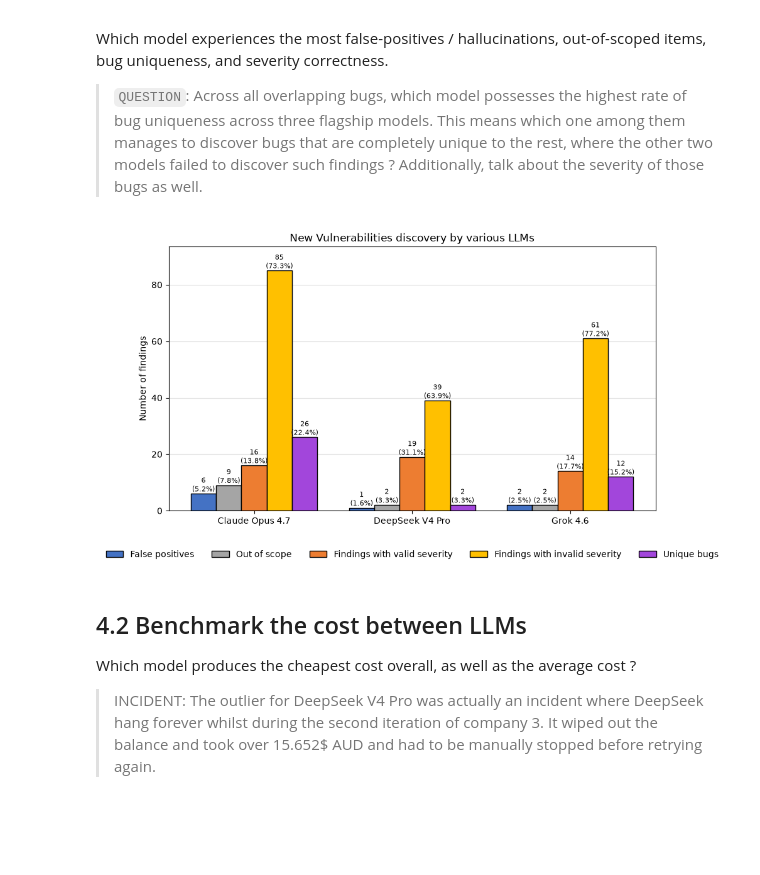
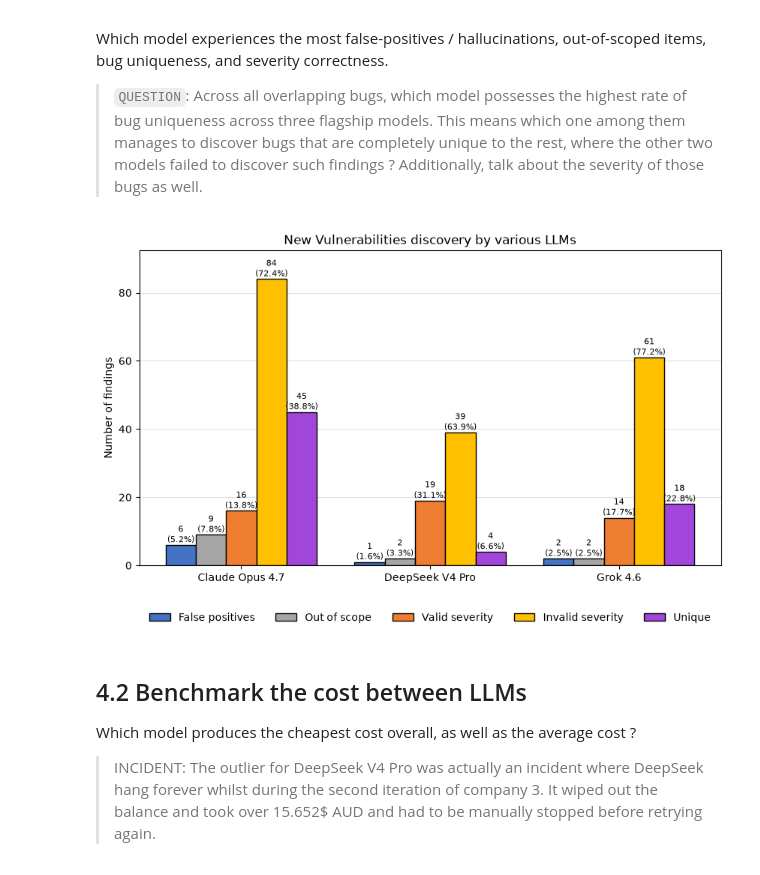
Before and after one commit to hackernese/OpenSec, a Jupyter notebook: results/Analysis.ipynb, the cells around one changed output. Saved outputs shown, nothing was run; the diff lists cells and outputs as text; code cells hidden in the pictures; blank space fills up the shorter version.

Commit message:
converted all new bugs into a clean sheet of dataset

```diff
--- a/results/Analysis.ipynb
+++ b/results/Analysis.ipynb
@@ -178,6 +300,8 @@ df =  pd.read_excel(PATH)
 df_cost = pd.read_excel(PATH, sheet_name="LLM cost")
 df_results = pd.read_excel(PATH, sheet_name="Results")
 df_new_bugs = pd.read_excel(PATH, sheet_name="New bugs")
+df_new_bugs_clean = pd.read_excel(PATH, sheet_name="new bugs clean")
+
 
 # Manipulating Excel files using openpyxl
 wb_new_bugs = load_workbook(PATH)
@@ -543,0 +429,28 @@ display(counts_df)
+# %%
+dnbc = df_new_bugs_clean
+GROUPS_LLMS = ['Claude Opus 4.7', "DeepSeek V4 Pro", "Grok 4.6"]
+TOTAL_SEVERITY = [
+    dnbc['Claude'].count(),
+    dnbc['DeepSeek'].count(),
+    dnbc['Grok'].count()
+]
+def validSeverity(llm):
+    lower = dnbc[f"{llm} expected severity"].astype("string").str.lower().str.strip()
+    return (dnbc[f"{llm} severity"].eq(lower)).sum()
+def invalidSeverity(llm):
+    lower = dnbc[f"{llm} expected severity"].astype("string").str.lower().str.strip()
+    return (dnbc[f"{llm} severity"].ne(lower)  & ~dnbc[f"{llm} severity"].isin(["out_of_scope", "FP"])).sum()
+def uniqueBugs(llm):
+    llms = ['Claude', 'DeepSeek', 'Grok']
+    llm_ = llms.pop(llms.index(llm))
+    return (dnbc[llm_].notna() & ~dnbc[llm_].isin(dnbc[llms[0]]) & ~dnbc[llm_].isin(dnbc[llms[1]])).sum()
+
+SEVERITY_FALSE_POS_UNIQUE_RATING = {
+    # Claude, DeepSeek, Grok
+    "False positives": [dnbc['Claude severity'].eq("FP").sum(), dnbc['DeepSeek severity'].eq("FP").sum(), dnbc['Grok severity'].eq("FP").sum()],
+    "Out of scope": [dnbc['Claude severity'].eq("out_of_scope").sum(), dnbc['DeepSeek severity'].eq("out_of_scope").sum(), dnbc['Grok severity'].eq("out_of_scope").sum()],
+    "Valid severity": [validSeverity('Claude'), validSeverity('DeepSeek'), validSeverity('Grok')],
+    "Invalid severity": [invalidSeverity('Claude'), invalidSeverity('DeepSeek'), invalidSeverity('Grok')],
+    "Unique": [uniqueBugs('Claude'), uniqueBugs('DeepSeek'), uniqueBugs("Grok")],
+}
+SEVERITY_FALSE_POS_UNIQUE_RATING
@@ -589,18 +505,14 @@ Which model experiences the most false-positives / hallucinations, out-of-scoped
 
 > `QUESTION`: Across all overlapping bugs, which model possesses the highest rate of bug uniqueness across three flagship models. This means which one among them manages to discover bugs that are completely unique to the rest, where the other two models failed to discover such findings ? Additionally, talk about the severity of those bugs as well.
 # %%
-groups = ["Claude Opus 4.7", "DeepSeek V4 Pro", "Grok 4.6"]
-
-totals = [100,50,60]
-
 fig, ax = grouped_bar_chart(
-    groups=groups,
+    groups=GROUPS_LLMS,
     data=SEVERITY_FALSE_POS_UNIQUE_RATING,
-    totals=TOTAL_BUGS,
+    totals=TOTAL_SEVERITY,
     title="New Vulnerabilities discovery by various LLMs"
 )
 # %% [output]
-[figure, old version]
+[figure, new version]
 # %% [markdown]
 ## 4.2 Benchmark the cost between LLMs
 
```
Also changed, not shown: parts of 13 cells of this notebook, 6 other files.
